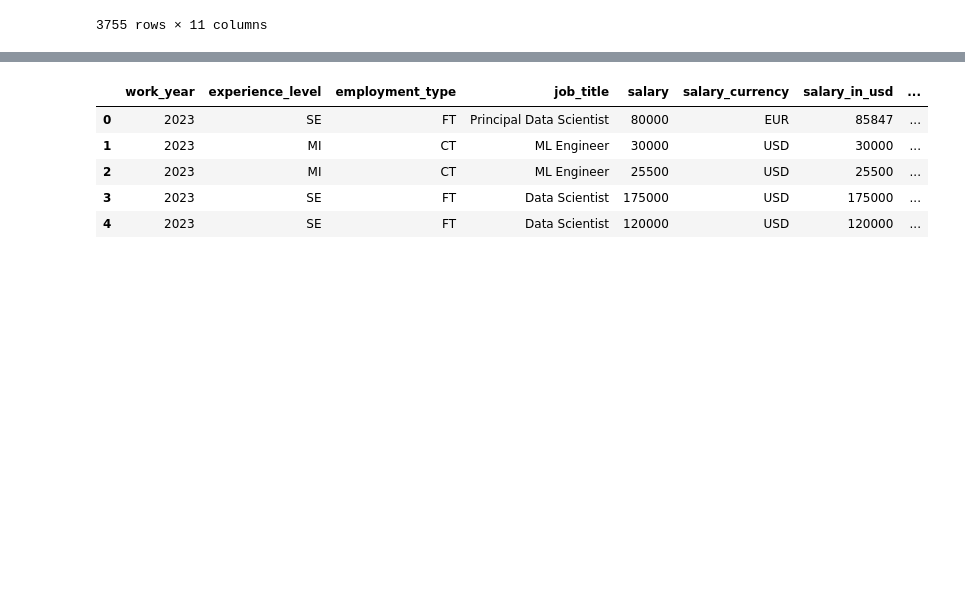
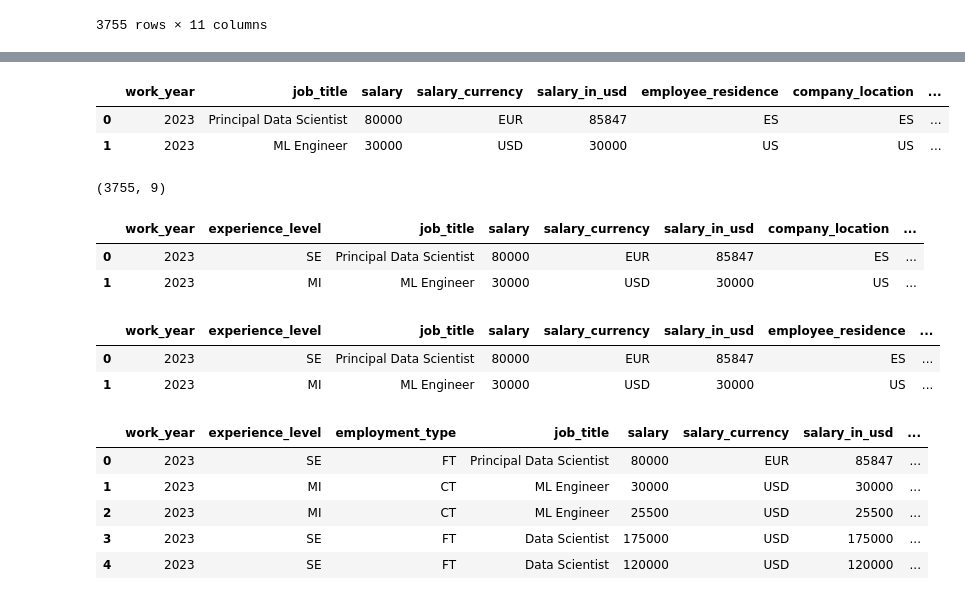
Before and after one commit to Rotany/matplotlib, a Jupyter notebook: Proyectos.ipynb, the cells around one changed output, grey strips where cells are left out. Drawn from its saved outputs; the diff is of its cells as text; code cells hidden in the pictures; blank space fills up the shorter version.

```diff
--- a/Proyectos.ipynb
+++ b/Proyectos.ipynb
@@ -86,0 +126,6 @@ ds.groupby(['salary','work_year','job_title']).agg(['min','max'])
+# %%
+ds.drop('experience_level',axis=1).head(2)
+# %% [output]
+|  | work_year | job_title | salary | salary_currency | salary_in_usd | employee_residence | company_location | ... |
+| 0 | 2023 | Principal Data Scientist | 80000 | EUR | 85847 | ES | ES | ... |
+| 1 | 2023 | ML Engineer | 30000 | USD | 30000 | US | US | ... |
@@ -87,2 +134,18 @@ ds.groupby(['salary','work_year','job_title']).agg(['min','max'])
+# %%
+ds.shape
+# %% [output]
+(3755, 9)
+# %%
+sd.head(2)
+# %% [output]
+|  | work_year | experience_level | job_title | salary | salary_currency | salary_in_usd | company_location | ... |
+| 0 | 2023 | SE | Principal Data Scientist | 80000 | EUR | 85847 | ES | ... |
+| 1 | 2023 | MI | ML Engineer | 30000 | USD | 30000 | US | ... |
+# %%
+ds.head(2)
+# %% [output]
+|  | work_year | experience_level | job_title | salary | salary_currency | salary_in_usd | employee_residence | ... |
+| 0 | 2023 | SE | Principal Data Scientist | 80000 | EUR | 85847 | ES | ... |
+| 1 | 2023 | MI | ML Engineer | 30000 | USD | 30000 | US | ... |
 # %%
 ds.dropna()
```
Also changed, not shown: parts of 9 cells of this notebook, 3 other files.
